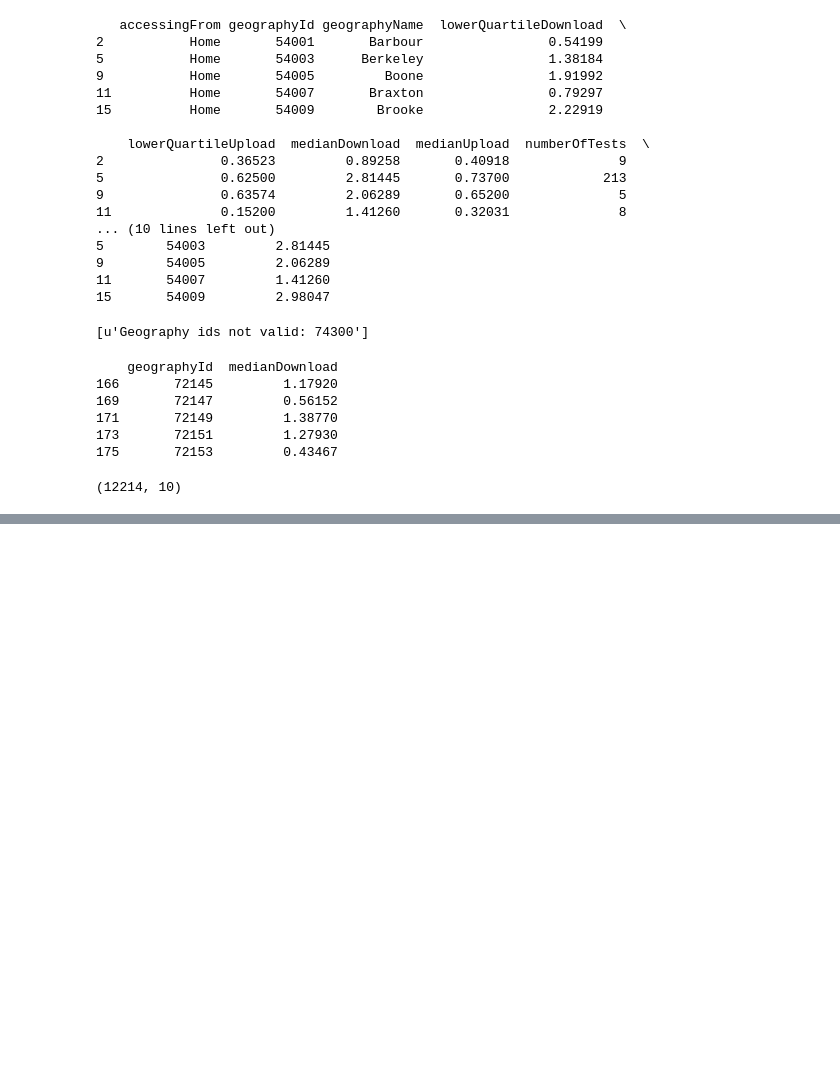
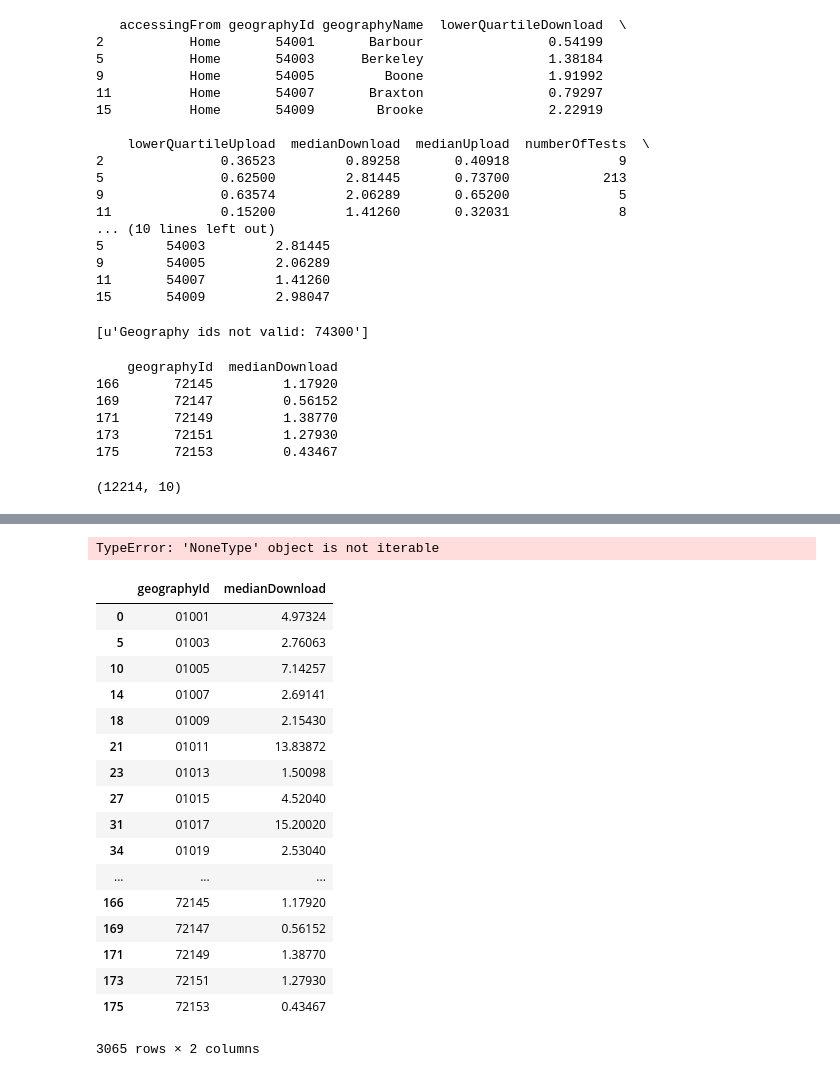
Before and after one commit to SethPaul/broadband-project, a Jupyter notebook: prelim_bb.ipynb, the cells around one changed output, grey strips where cells are left out. Cells and saved outputs as stored; diff of their text form; code cells hidden in the pictures; blank space fills up the shorter version.

Commit message:
check vincent

```diff
--- a/prelim_bb.ipynb
+++ b/prelim_bb.ipynb
@@ -229,3 +260,31 @@ speed_testDF.shape
+# %%
+#'merged' is the Pandas DataFrame
+vis = vincent.Map(width=1000, height=800)
+vis.tabular_data(speed_testDF[speed_testDF['accessingFrom']=='Home'], columns=['geographyId', 'medianDownload'])
+vis.geo_data(projection='albersUsa', scale=1000, bind_data='data.id', counties=county_geo)
+vis + (["#f5f5f5","#000045"], 'scales', 0, 'range')
+vis.to_json(path)
+# %% [output]
+TypeError: 'NoneType' object is not iterable
 # %%
-
-speed_testDF[speed_testDF['accessingFrom']=='Home'][['geographyId','medianDownload']]
+speed_testDF[speed_testDF['accessingFrom']=='Home']   \
+[['geographyId','medianDownload']]
+# %% [output]
+|  | geographyId | medianDownload |
+| 0 | 01001 | 4.97324 |
+| 5 | 01003 | 2.76063 |
+| 10 | 01005 | 7.14257 |
+| 14 | 01007 | 2.69141 |
+| 18 | 01009 | 2.15430 |
+| 21 | 01011 | 13.83872 |
+| 23 | 01013 | 1.50098 |
+| 27 | 01015 | 4.52040 |
+| 31 | 01017 | 15.20020 |
+| 34 | 01019 | 2.53040 |
+| ... | ... | ... |
+| 166 | 72145 | 1.17920 |
+| 169 | 72147 | 0.56152 |
+| 171 | 72149 | 1.38770 |
+| 173 | 72151 | 1.27930 |
+| 175 | 72153 | 0.43467 |
+3065 rows × 2 columns
```
Also changed, not shown: parts of 14 cells of this notebook, 2 other files.
